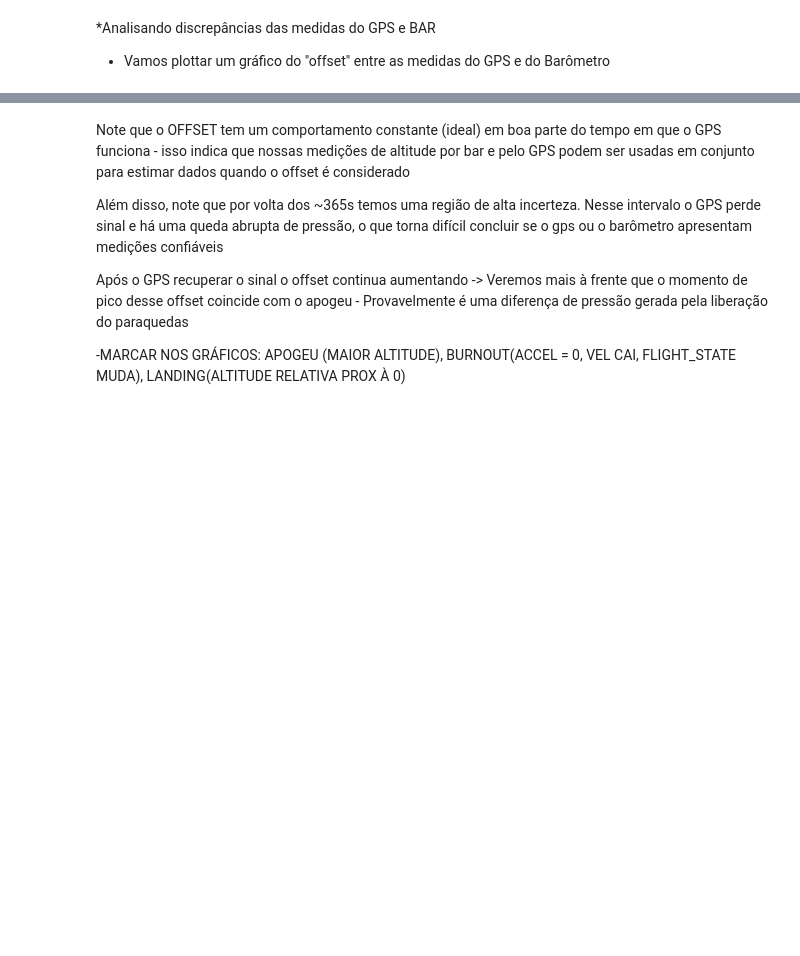
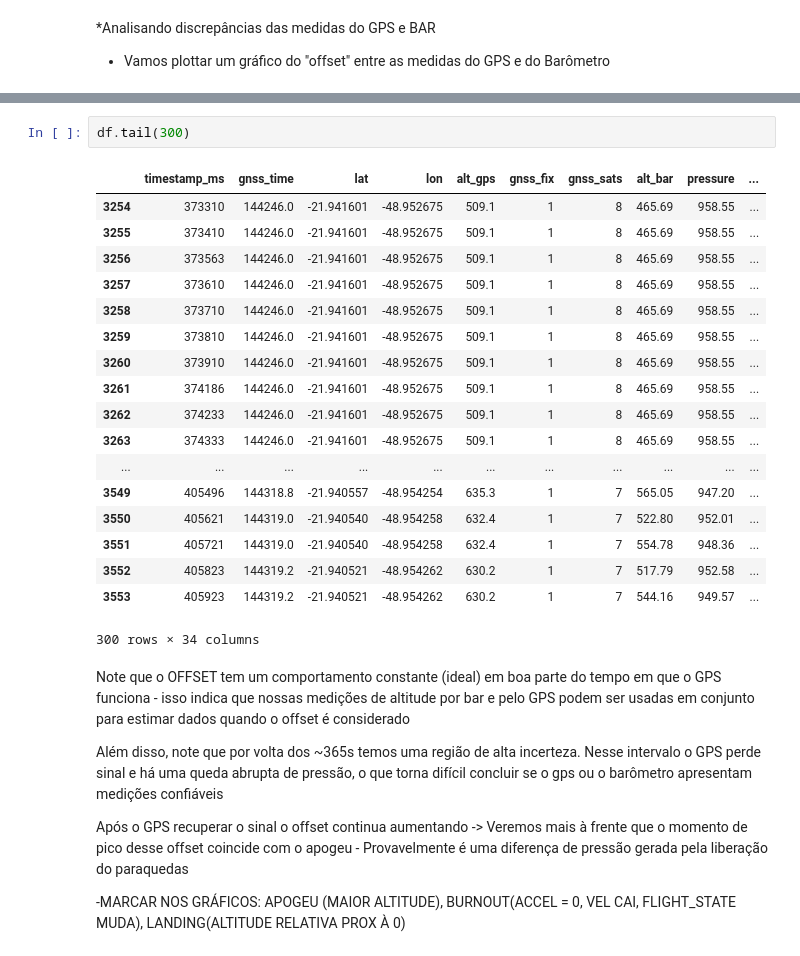
Before and after one commit to EnzoBat17/Analise-de-Dados-NASHIRA---EPTA, a Jupyter notebook: Analise de Dados NASHIRA.ipynb, the cells around one changed output, grey strips where cells are left out. Cells and saved outputs as stored; diff of their text form; blank space fills up the shorter version.

```diff
--- a/Analise de Dados NASHIRA.ipynb
+++ b/Analise de Dados NASHIRA.ipynb
@@ -241,3 +278,24 @@ Pico offsett: 373.468s apos o lancamento
+# %%
+df.tail(300)
+# %% [output]
+|  | timestamp_ms | gnss_time | lat | lon | alt_gps | gnss_fix | gnss_sats | alt_bar | pressure | ... |
+| 3254 | 373310 | 144246.0 | -21.941601 | -48.952675 | 509.1 | 1 | 8 | 465.69 | 958.55 | ... |
+| 3255 | 373410 | 144246.0 | -21.941601 | -48.952675 | 509.1 | 1 | 8 | 465.69 | 958.55 | ... |
+| 3256 | 373563 | 144246.0 | -21.941601 | -48.952675 | 509.1 | 1 | 8 | 465.69 | 958.55 | ... |
+| 3257 | 373610 | 144246.0 | -21.941601 | -48.952675 | 509.1 | 1 | 8 | 465.69 | 958.55 | ... |
+| 3258 | 373710 | 144246.0 | -21.941601 | -48.952675 | 509.1 | 1 | 8 | 465.69 | 958.55 | ... |
+| 3259 | 373810 | 144246.0 | -21.941601 | -48.952675 | 509.1 | 1 | 8 | 465.69 | 958.55 | ... |
+| 3260 | 373910 | 144246.0 | -21.941601 | -48.952675 | 509.1 | 1 | 8 | 465.69 | 958.55 | ... |
+| 3261 | 374186 | 144246.0 | -21.941601 | -48.952675 | 509.1 | 1 | 8 | 465.69 | 958.55 | ... |
+| 3262 | 374233 | 144246.0 | -21.941601 | -48.952675 | 509.1 | 1 | 8 | 465.69 | 958.55 | ... |
+| 3263 | 374333 | 144246.0 | -21.941601 | -48.952675 | 509.1 | 1 | 8 | 465.69 | 958.55 | ... |
+| ... | ... | ... | ... | ... | ... | ... | ... | ... | ... | ... |
+| 3549 | 405496 | 144318.8 | -21.940557 | -48.954254 | 635.3 | 1 | 7 | 565.05 | 947.20 | ... |
+| 3550 | 405621 | 144319.0 | -21.940540 | -48.954258 | 632.4 | 1 | 7 | 522.80 | 952.01 | ... |
+| 3551 | 405721 | 144319.0 | -21.940540 | -48.954258 | 632.4 | 1 | 7 | 554.78 | 948.36 | ... |
+| 3552 | 405823 | 144319.2 | -21.940521 | -48.954262 | 630.2 | 1 | 7 | 517.79 | 952.58 | ... |
+| 3553 | 405923 | 144319.2 | -21.940521 | -48.954262 | 630.2 | 1 | 7 | 544.16 | 949.57 | ... |
+300 rows × 34 columns
 # %% [markdown]
 Note que o OFFSET tem um comportamento constante (ideal) em boa parte do tempo em que o GPS funciona - isso indica que nossas medições de altitude por bar e pelo GPS podem ser usadas em conjunto para estimar dados quando o offset é considerado
 
```
Also changed, not shown: parts of 7 cells of this notebook.
